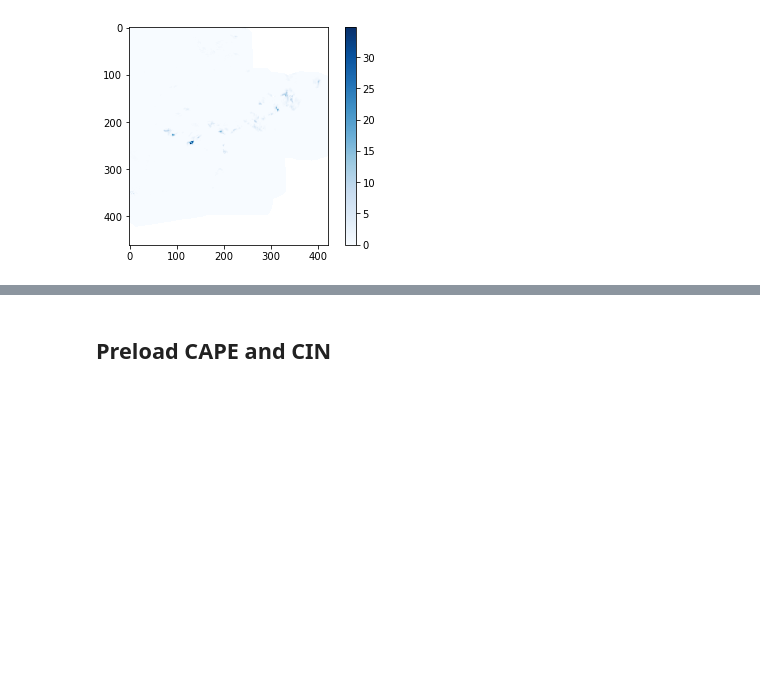
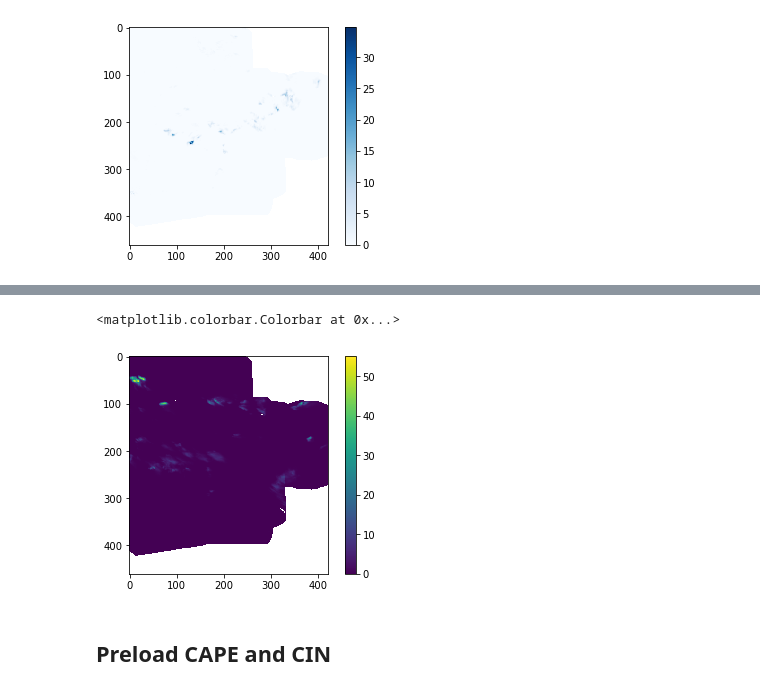
Before and after one commit to raspstephan/psp_in_kenda_analysis, a Jupyter notebook: python_scripts/preload_precip_files.ipynb, the cells around one changed output, grey strips where cells are left out. Cells and saved outputs as stored; diff of their text form; code cells hidden in the pictures; blank space fills up the shorter version.

```diff
--- a/python_scripts/preload_precip_files.ipynb
+++ b/python_scripts/preload_precip_files.ipynb
@@ -334,0 +332,2 @@ for date in date_list:
+# %%
+a = np.load('/project/meteo/w2w/A6/S.Rasp/kenda_psp_data/save/ey/prec_fields/ey_20160527000000.npy')
@@ -335,3 +362,9 @@ for date in date_list:
+# %%
+plt.imshow(a[17]/12.)
+plt.colorbar()
+# %% [output]
+<matplotlib.colorbar.Colorbar at 0x...>
+[figure, added]
 # %% [markdown]
 ## Preload CAPE and CIN
 # %%
```
Also changed, not shown: parts of 6 cells of this notebook, 3 other files.
